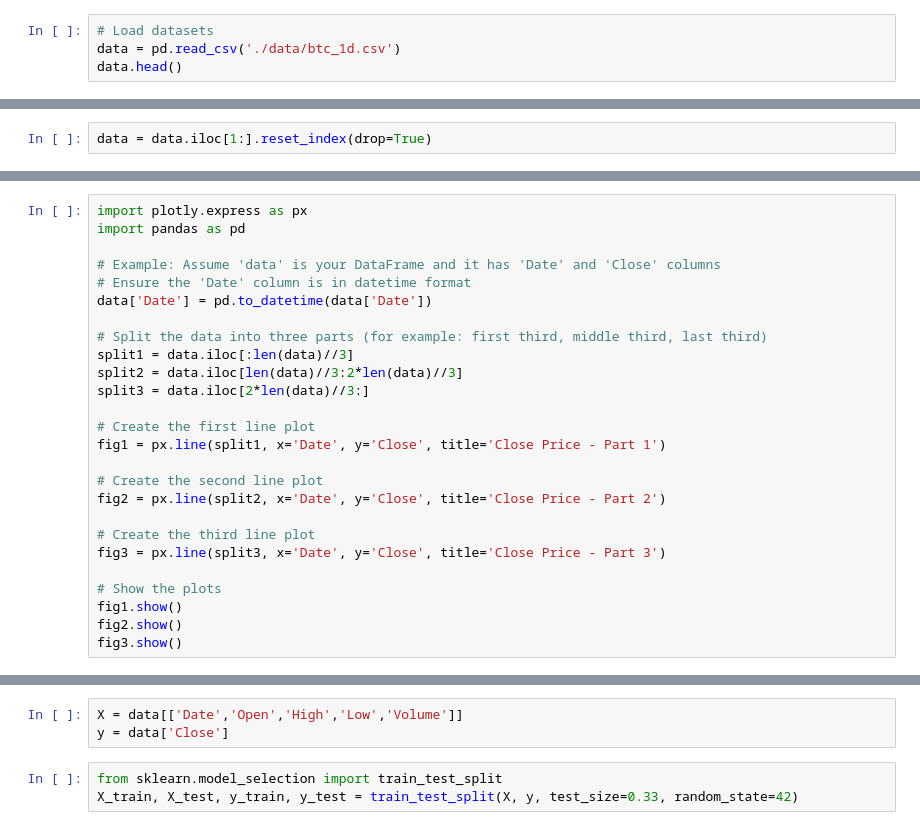
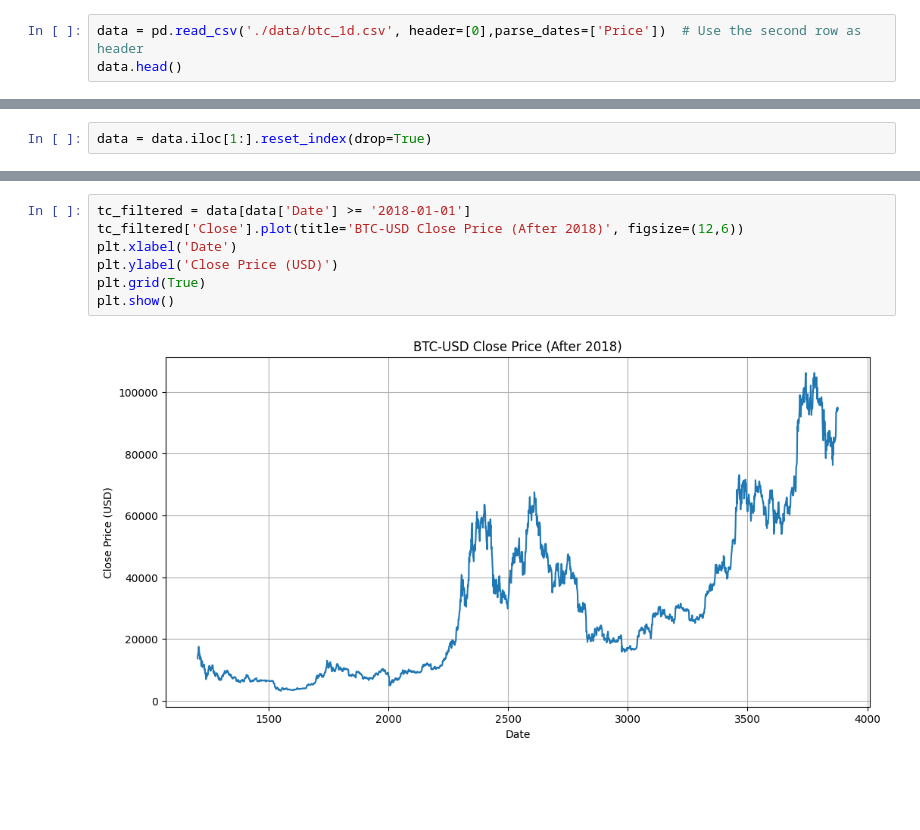
Before and after one commit to alihassanml/Stock-Prediction-and-Analysis-Using-Transformer, a Jupyter notebook: Notebook.ipynb, the cells around one changed output, grey strips where cells are left out. Saved outputs shown, nothing was run; the diff lists cells and outputs as text; blank space fills up the shorter version.

```diff
--- a/Notebook.ipynb
+++ b/Notebook.ipynb
@@ -22,6 +41,5 @@ btc_1d.to_csv('./data/btc_1d.csv')
 # %%
-# Load datasets
-data = pd.read_csv('./data/btc_1d.csv')
+data = pd.read_csv('./data/btc_1d.csv', header=[0],parse_dates=['Price'])  # Use the second row as header
 data.head()
 # %% [output]
 |  | Price | Close | High | Low | Open | Volume |
@@ -116,26 +118,0 @@ fig.show()
-# %%
-import plotly.express as px
-import pandas as pd
-
-# Example: Assume 'data' is your DataFrame and it has 'Date' and 'Close' columns
-# Ensure the 'Date' column is in datetime format
-data['Date'] = pd.to_datetime(data['Date'])
-
-# Split the data into three parts (for example: first third, middle third, last third)
-split1 = data.iloc[:len(data)//3]
-split2 = data.iloc[len(data)//3:2*len(data)//3]
-split3 = data.iloc[2*len(data)//3:]
-
-# Create the first line plot
-fig1 = px.line(split1, x='Date', y='Close', title='Close Price - Part 1')
-
-# Create the second line plot
-fig2 = px.line(split2, x='Date', y='Close', title='Close Price - Part 2')
-
-# Create the third line plot
-fig3 = px.line(split3, x='Date', y='Close', title='Close Price - Part 3')
-
-# Show the plots
-fig1.show()
-fig2.show()
-fig3.show()
@@ -159,6 +119,9 @@ data.head()
-# %%
-X = data[['Date','Open','High','Low','Volume']]
-y = data['Close']
-# %%
-from sklearn.model_selection import train_test_split
-X_train, X_test, y_train, y_test = train_test_split(X, y, test_size=0.33, random_state=42)
+# %%
+tc_filtered = data[data['Date'] >= '2018-01-01']
+tc_filtered['Close'].plot(title='BTC-USD Close Price (After 2018)', figsize=(12,6))
+plt.xlabel('Date')
+plt.ylabel('Close Price (USD)')
+plt.grid(True)
+plt.show()
+# %% [output]
+[figure, added]
```
Also changed, not shown: parts of 33 cells of this notebook, 4 other files.
